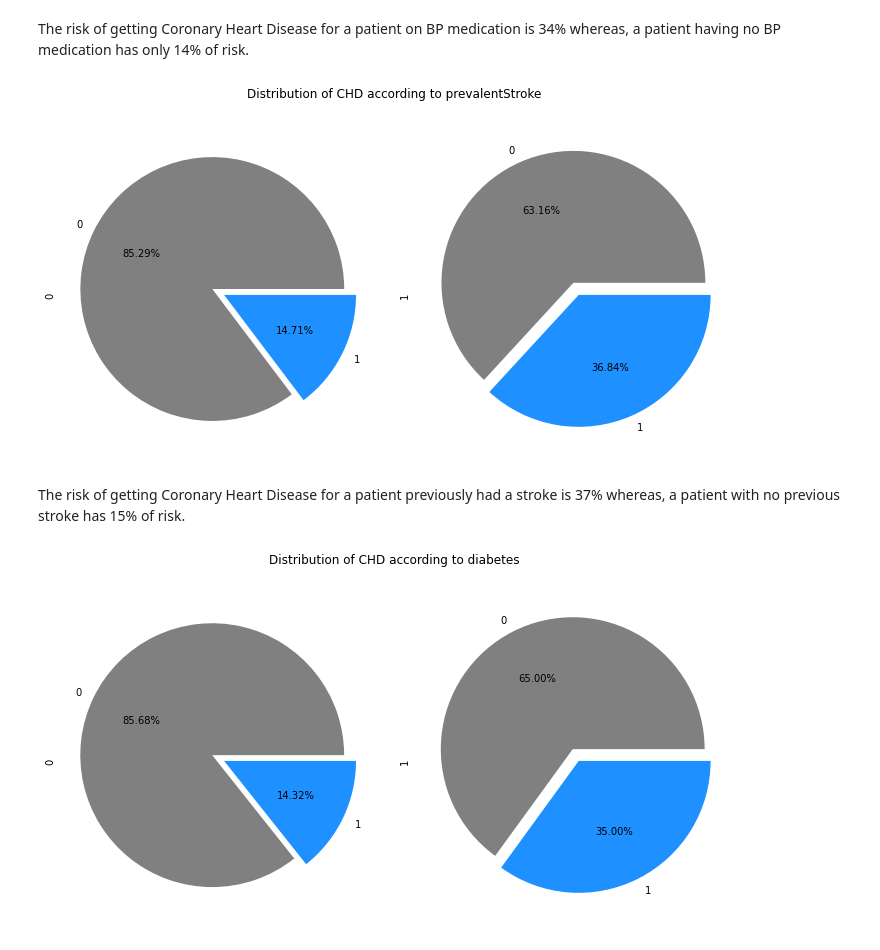
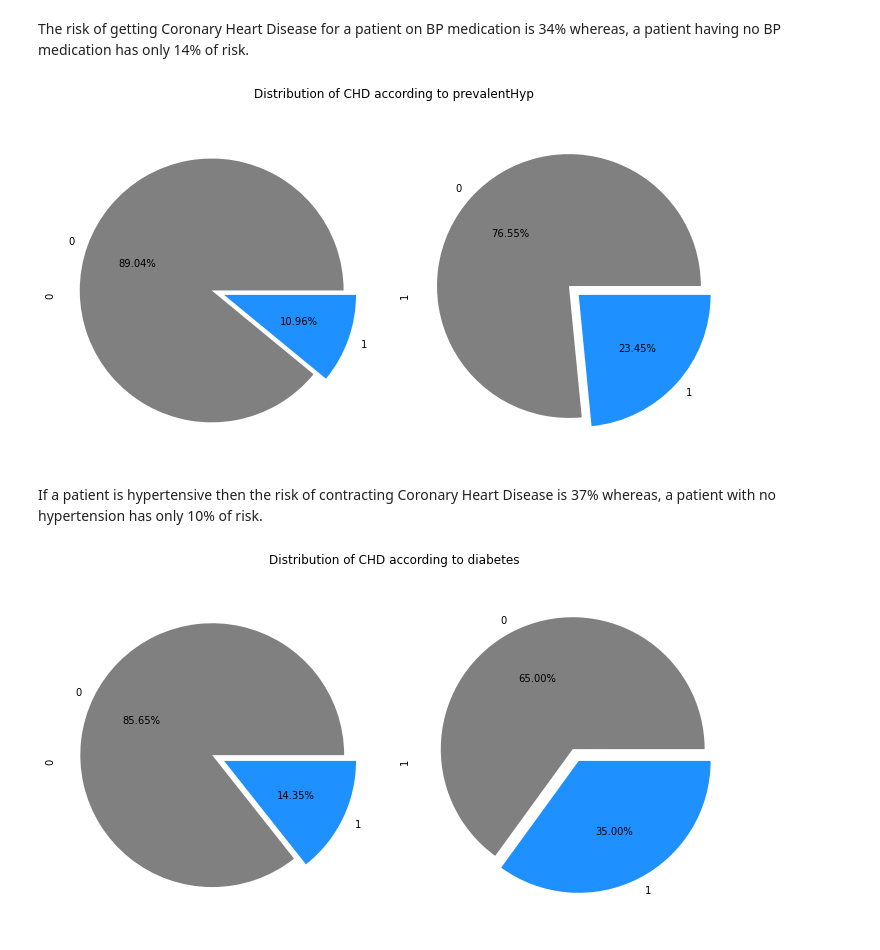
Before and after one commit to Swapnil-417/Cardiovascular-Risk-Prediction, a Jupyter notebook: Cardiovascular_Risk_Prediction_Capstone_Project.ipynb, the cells around one changed output. Saved outputs shown, nothing was run; the diff lists cells and outputs as text; code cells hidden in the pictures.

```diff
--- a/Cardiovascular_Risk_Prediction_Capstone_Project.ipynb
+++ b/Cardiovascular_Risk_Prediction_Capstone_Project.ipynb
@@ -220,9 +234,9 @@ TenYearCHD           int64
 dtype: object
 # %%
 # change dtypes
-data = data.astype({'BPMeds':int, 'education':int, 'cigsPerDay':int})
+data = data.astype({'BPMeds':int, 'cigsPerDay':int})
 # %%
-new_df = new_df.rename(columns={'sex':'gender'})
+new_df = data.rename(columns={'sex':'gender'})
 # %%
 new_df.head()
 # %% [output]
@@ -265,8 +278,8 @@ WE can see there are outliers in some features but they will be usefull so we dr
 # %%
 # droping outliers from totChol column above 500
-new_df= new_df[new_df['totChol'] < 500]
+new_df= new_df.drop(new_df[new_df['totChol']>500].index)
 # %%
 # droping outliers from sysBP column above 250
-new_df= new_df[new_df['sysBP'] < 250]
+new_df=new_df.drop(new_df[new_df['sysBP']==250].index)
 # %% [markdown]
 # **Exploratory Data Analysis**
@@ -394,20 +410,20 @@ plt.show()
 # %% [markdown]
 The risk of getting Coronary Heart Disease for a patient on BP medication is 34% whereas, a patient having no BP medication has only 14% of risk.
 # %%
-# Risk of CHD to a patient previously had a stroke
-prevstroke_df= new_df.groupby(['prevalentStroke', 'TenYearCHD']).size().reset_index().pivot(
-                                    columns='prevalentStroke', index='TenYearCHD', values=0)
+# Risk of CHD to a patient having hypertension
+prevstroke_df= new_df.groupby(['prevalentHyp', 'TenYearCHD']).size().reset_index().pivot(
+                                    columns='prevalentHyp', index='TenYearCHD', values=0)
 
 prevstroke_df.plot(kind='pie', subplots=True, figsize=(10,6), colors=colors,
-           autopct='%.2f%%', explode=[0.1,0], legend=False)
+                  autopct='%.2f%%', explode=[0.1,0], legend=False)
 
-plt.suptitle("Distribution of CHD according to prevalentStroke")
+plt.suptitle("Distribution of CHD according to prevalentHyp")
 plt.tight_layout()
 plt.show()
 # %% [output]
-[figure, old version]
+[figure, new version]
 # %% [markdown]
-The risk of getting Coronary Heart Disease for a patient previously had a stroke is 37% whereas, a patient with no previous stroke has 15% of risk.
+If a patient is hypertensive then the risk of contracting Coronary Heart Disease is 37% whereas, a patient with no hypertension has only 10% of risk.
 # %%
 # Risk of CHD to a diabetic patient
 diabetes_df= new_df.groupby(['diabetes', 'TenYearCHD']).size().reset_index().pivot(
```
Also changed, not shown: parts of 86 cells of this notebook.
